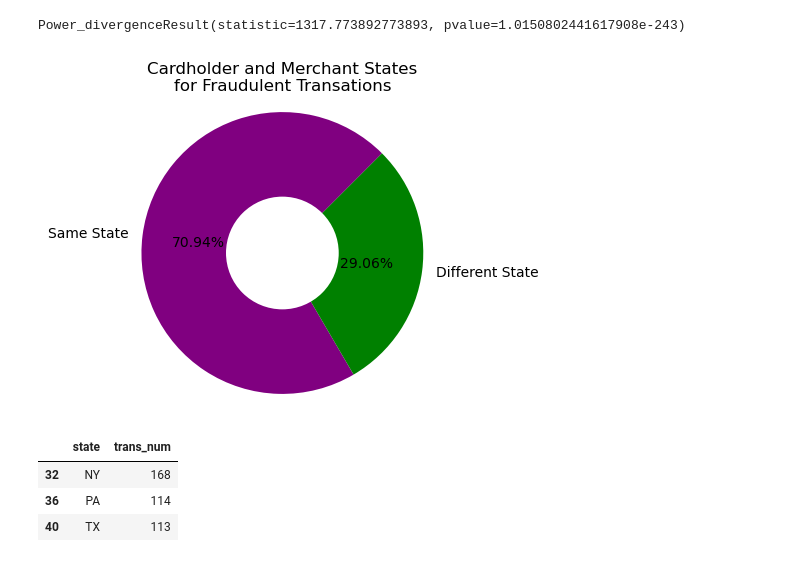
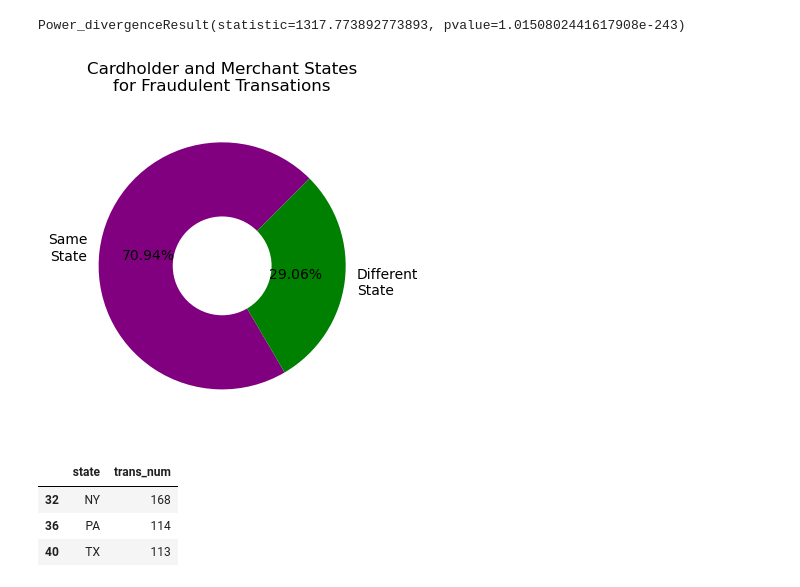
Before and after one commit to Mohammed-a-ali01/Project-1, a Jupyter notebook: locanalysis.ipynb, the cells around one changed output. Cells and saved outputs as stored; diff of their text form; code cells hidden in the pictures.

Commit message:
charts

```diff
--- a/locanalysis.ipynb
+++ b/locanalysis.ipynb
@@ -135,19 +135,20 @@ for index,row in clean_fraud_merchant_df.iterrows():
 # %%
 # Calculate the amount of fraud transactions with same state and different state.
 isStateSame = clean_fraud_merchant_df["isStateSame"].value_counts()
 
 # Create a donut chart
 plt.figure(figsize=(4, 4))
-plt.pie(isStateSame, labels=["Same State","Different State"], autopct='%1.2f%%', startangle=45, colors=["purple", "green"])
+plt.pie(isStateSame, labels=["Same\nState","Different\nState"], autopct='%1.2f%%', startangle=45, colors=["purple", "green"])
 plt.axis('equal')
 centre_circle = plt.Circle((0,0),0.40,fc='white')
 fig = plt.gcf()
 fig.gca().add_artist(centre_circle)
 plt.title("Cardholder and Merchant States\nfor Fraudulent Transations")
+plt.tight_layout()
 plt.savefig("Images/donut.png")
 plt.show()
 # %% [output]
-[figure, old version]
+[figure, new version]
 # %%
 # Create a Data Frame with the top three cardholder States and their amount fraudulent transactions
 top = clean_fraud_merchant_df.groupby("state")["trans_num"].nunique().reset_index()
```
Also changed, not shown: parts of 1 cell of this notebook, 2 other files.
